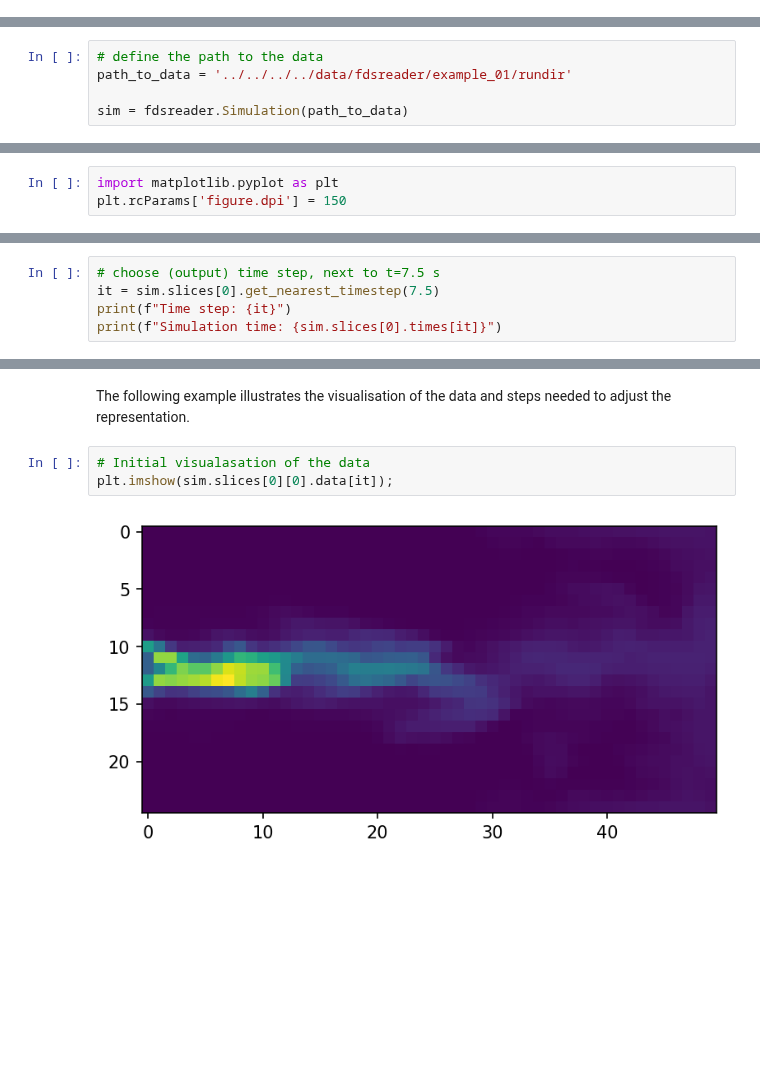
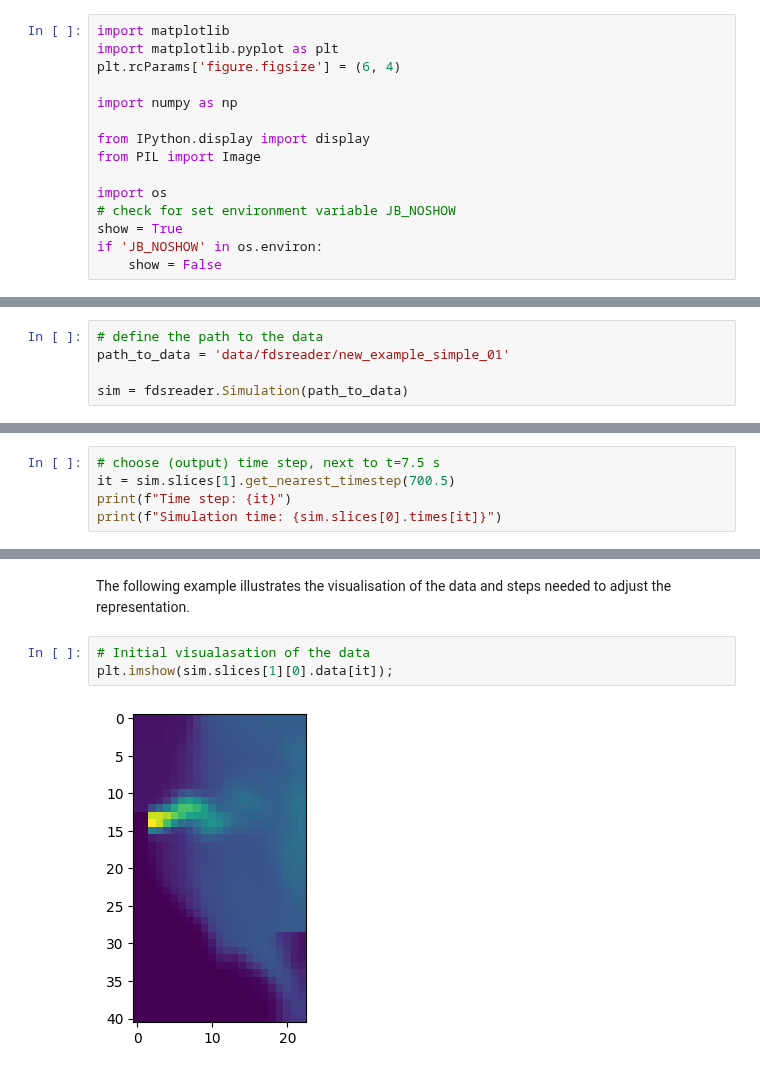
Before and after one commit to FireDynamics/LectureFireSimulation, a Jupyter notebook: _sources/content/tools/03_analysis/02_fdsreader.ipynb, the cells around one changed output, grey strips where cells are left out. Saved outputs shown, nothing was run; the diff lists cells and outputs as text; blank space fills up the shorter version.

```diff
--- a/_sources/content/tools/03_analysis/02_fdsreader.ipynb
+++ b/_sources/content/tools/03_analysis/02_fdsreader.ipynb
@@ -7,3 +7,18 @@ It is freely available and open source. The source code is hosted at GitHub: [Fi
+# %%
+import matplotlib
+import matplotlib.pyplot as plt
+plt.rcParams['figure.figsize'] = (6, 4)
+
+import numpy as np
+
+from IPython.display import display
+from PIL import Image
+
+import os
+# check for set environment variable JB_NOSHOW
+show = True
+if 'JB_NOSHOW' in os.environ:
+    show = False
 # %% [markdown]
 ## Installation
 
@@ -38,6 +61,6 @@ Next, the reader needs to be pointed to the directory, which contains the simula
 # %%
 # define the path to the data
-path_to_data = '../../../../data/fdsreader/example_01/rundir'
+path_to_data = 'data/fdsreader/new_example_simple_01'
 
 sim = fdsreader.Simulation(path_to_data)
 # %% [markdown]
@@ -109,6 +126,3 @@ array([ 0.        ,  0.1       ,  0.2       ,  0.3       ,  0.4       ,
 # %% [markdown]
 The device data can be also visualised with matplotlib:
-# %%
-import matplotlib.pyplot as plt
-plt.rcParams['figure.dpi'] = 150
 # %%
@@ -161,6 +235,6 @@ Quantity('VELOCITY') Extent([-2.50, 2.50] x [0.10, 0.10] x [0.00, 10.00])
 # %%
 # choose (output) time step, next to t=7.5 s
-it = sim.slices[0].get_nearest_timestep(7.5)
+it = sim.slices[1].get_nearest_timestep(700.5)
 print(f"Time step: {it}")
 print(f"Simulation time: {sim.slices[0].times[it]}")
 # %% [output]
@@ -180,8 +254,8 @@ where `sliceid` is just the index of the slice, `meshid` is the index of the mes
 The following example illustrates the visualisation of the data and steps needed to adjust the representation.
 # %%
 # Initial visualasation of the data
-plt.imshow(sim.slices[0][0].data[it]);
+plt.imshow(sim.slices[1][0].data[it]);
 # %% [output]
-[figure, old version]
+[figure, new version]
 # %%
 # Access the transpose data using ndarray.T
```
Also changed, not shown: parts of 43 cells of this notebook, 55 other files.
